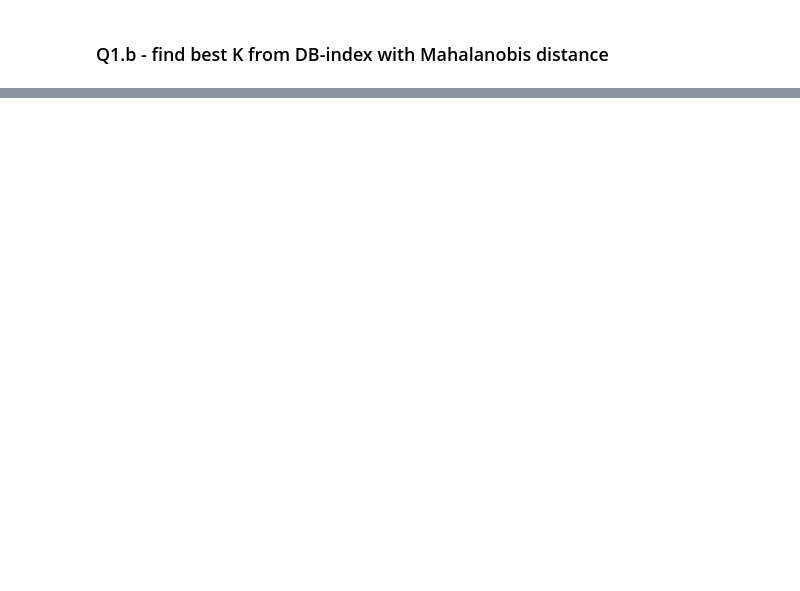
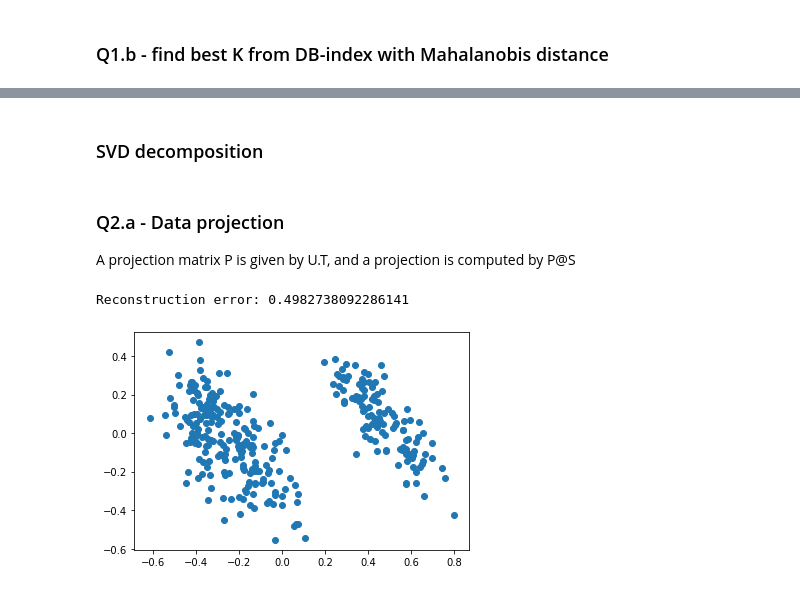
Before and after one commit to jeffcav/ml-from-scratch, a Jupyter notebook: list6.ipynb, the cells around one changed output, grey strips where cells are left out. Saved outputs shown, nothing was run; the diff lists cells and outputs as text; code cells hidden in the pictures; blank space fills up the shorter version.

```diff
--- a/list6.ipynb
+++ b/list6.ipynb
@@ -141,0 +96,40 @@ for iter in range(len(best_err)):
+# %%
+X_penguin, _ = load_csv('./datasets/penguins.csv')
+# %%
+penguin_data_scaler = MinMaxScaler()
+penguin_data_scaler.fit(X_penguin)
+
+X_penguin_scaled = penguin_data_scaler.transform(X_penguin)
+
+mean = np.mean(X_penguin_scaled, axis=0, keepdims=True)
+X_penguin_centralized = X_penguin_scaled - mean
+# %% [markdown]
+### SVD decomposition
+# %%
+U, S, V = np.linalg.svd(X_penguin_centralized, full_matrices=True)
+# %% [markdown]
+### Q2.a - Data projection
+A projection matrix P is given by U.T, and a projection is computed by P@S
+# %%
+num_dims = 2
+
+# projection matrix
+P = U[:,:num_dims]
+
+# projected dataset
+projected_2D = P @ np.diag(S[:num_dims])
+
+# reconstructed dataset
+reconstructed_4D = (projected_2D @ P.T) @ U[:,:4]
+reconstruction_error = RMSE().measure(X_centralized, reconstructed4D)
+print(f"Reconstruction error: {reconstruction_error}")
+# %% [output]
+Reconstruction error: 0.4982738092286141
+# %%
+# Plotting 2D projection of the dataset
+x_proj = projected_2D[:, 0]
+y_proj = projected_2D[:, 1]
+plt.scatter(x_proj, y_proj)
+plt.show()
+# %% [output]
+[figure, added]
```
Also changed, not shown: parts of 19 cells of this notebook, 1 other file.
